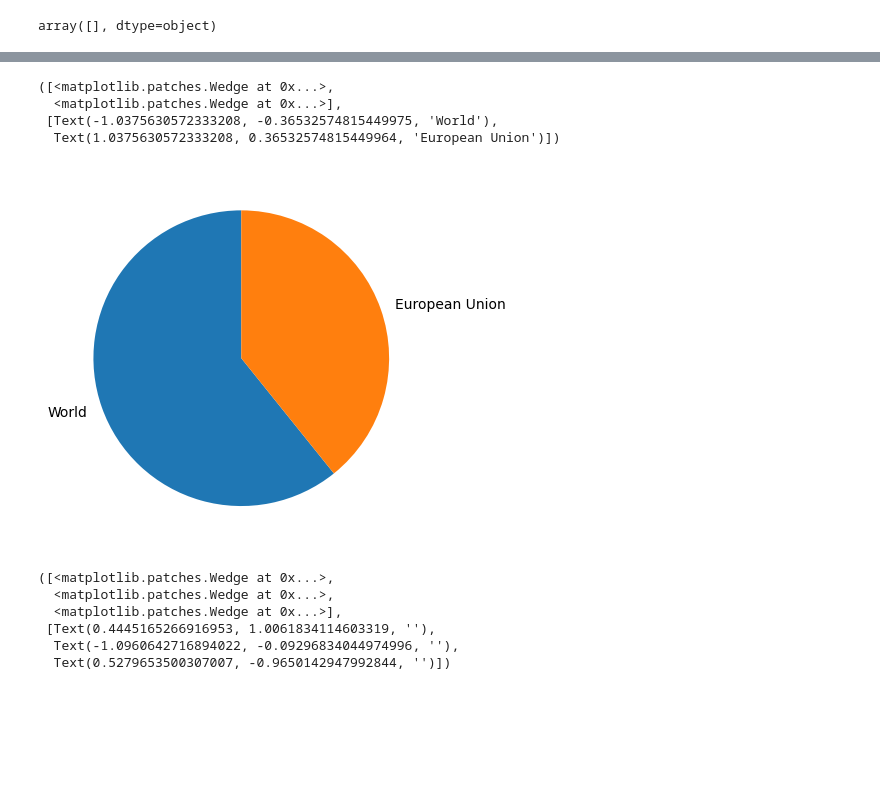
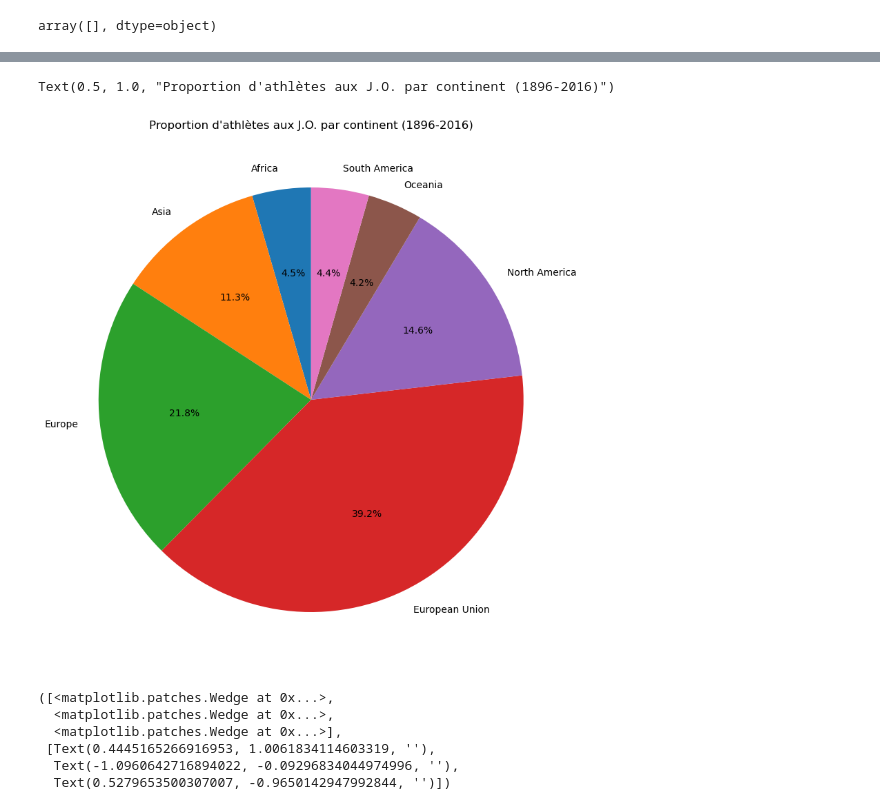
Before and after one commit to PatrickMichnowicz/Data_portfolio, a Jupyter notebook: Olympic_database/Olympic_Games_analysis_visualization.ipynb, the cells around one changed output, grey strips where cells are left out. Saved outputs shown, nothing was run; the diff lists cells and outputs as text; code cells hidden in the pictures; blank space fills up the shorter version.

Commit message:
update code and visuals

```diff
--- a/Olympic_database/Olympic_Games_analysis_visualization.ipynb
+++ b/Olympic_database/Olympic_Games_analysis_visualization.ipynb
@@ -133,0 +128,22 @@ wd_data = data[data["Region"]=="World"]
+# %%
+# Fill in regions list
+for e in all_teams:
+    if eu.__contains__(e):
+        regions.append("European Union")
+    elif af.__contains__(e):
+        regions.append("Africa")
+    elif europe.__contains__(e):
+        regions.append("Europe")
+    elif sam.__contains__(e):
+        regions.append("South America")
+    elif nam.__contains__(e):
+        regions.append("North America")
+    elif oce.__contains__(e):
+        regions.append("Oceania")
+    elif asia.__contains__(e):
+        regions.append("Asia")
+    else:
+        regions.append("Other")
+# %%
+# Add regions list as a new column to data frame
+data["Region"] = regions
@@ -133,0 +163,3 @@ wd_data = data[data["Region"]=="World"]
+# %%
+# Drop region "Other" -> not big, will not have much impact on the data set
+data = data.drop(data[data["Region"]=="Other"].index)
@@ -136,8 +189,7 @@ wd_data = data[data["Region"]=="World"]
 # %%
 # Medals won by EU vs World
-medals_eu_wd = data[["Region","Medal", "ID"]].groupby(by=["Region", "Medal"], as_index=False).count()
-medals_eu = medals_eu_wd[medals_eu_wd["Region"]=="European Union"]
-medals_wd = medals_eu_wd[medals_eu_wd["Region"]=="World" ]
+medals_region = data[["Region","Medal", "ID"]].groupby(by=["Region", "Medal"], as_index=False).count()
+
 
 # Total count of athletes: EU vs World
-athletes = data.value_counts("Region")
+athletes = data[["Region", "ID"]].groupby(by="Region", as_index=False).count()
@@ -148,16 +216,15 @@ list([athletes.iloc[0], athletes.iloc[1]])
 # %%
 # 1D arrays of labels and values
-a_labels = list(athletes.index)
-a_values = list([athletes.iloc[0], athletes.iloc[1]])
+a_labels = list(athletes["Region"])
+a_values = list(athletes["ID"])
 
 # Plot 1: EU vs World
-plt.pie(a_values, labels=a_labels, startangle=90)
+plt.figure(figsize=(10,10))
+plt.pie(a_values, labels=a_labels, startangle=90, autopct="%1.1f%%")
+plt.title("Proportion d'athlètes aux J.O. par continent (1896-2016)")
 # %% [output]
-([<matplotlib.patches.Wedge at 0x...>,
-  <matplotlib.patches.Wedge at 0x...>],
- [Text(-1.0375630572333208, -0.36532574815449975, 'World'),
-  Text(1.0375630572333208, 0.36532574815449964, 'European Union')])
+Text(0.5, 1.0, "Proportion d'athlètes aux J.O. par continent (1896-2016)")
-[figure, old version]
+[figure, new version]
 # %%
 plt.pie(medals_eu["ID"])
 # %% [output]
```
Also changed, not shown: parts of 15 cells of this notebook.
